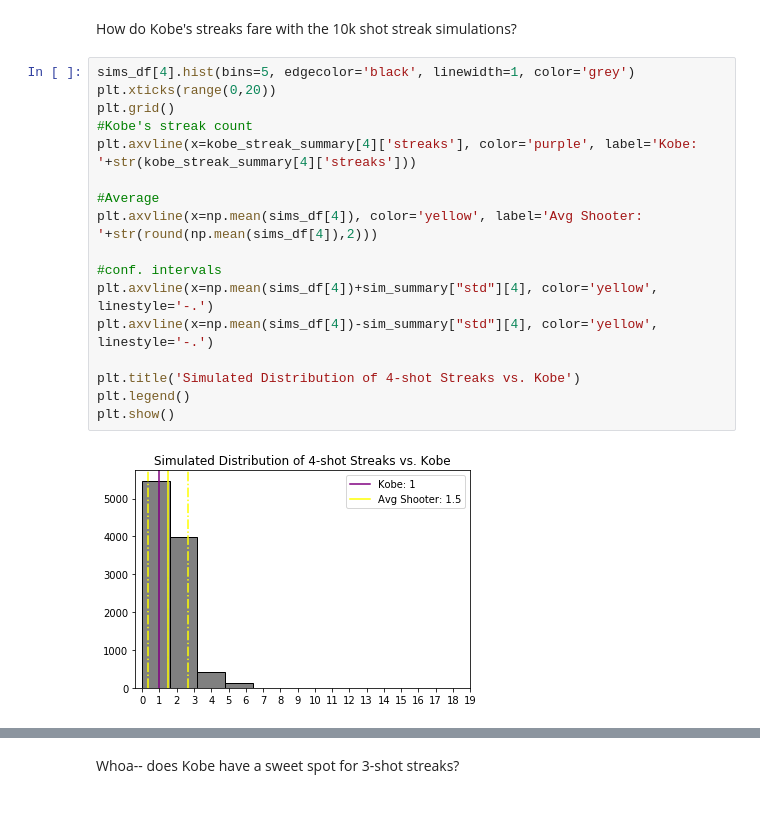
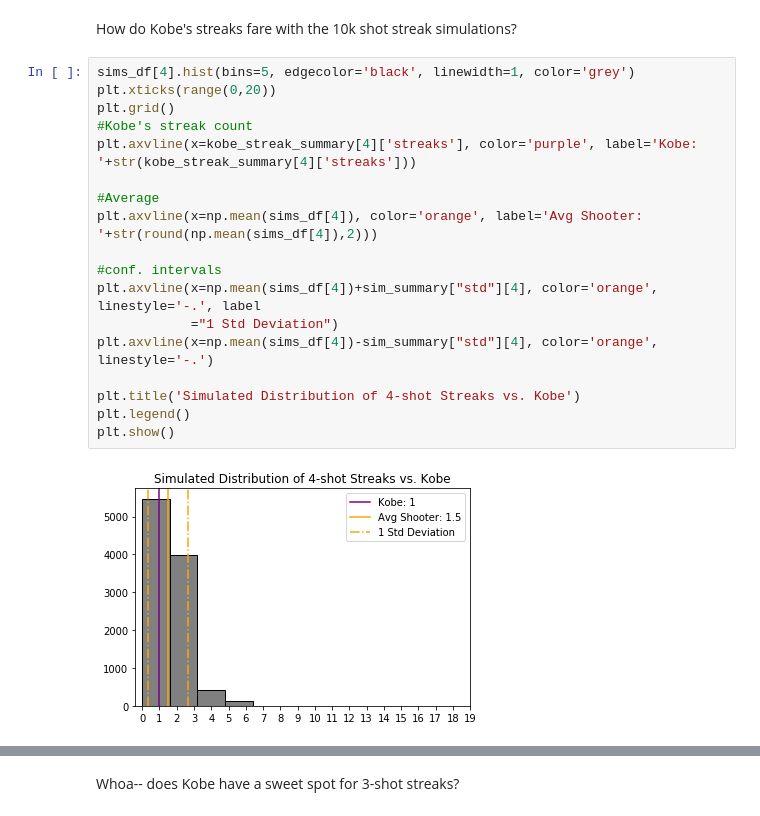
Before and after one commit to jessimk/hothand, a Jupyter notebook: kobe_hothand_python.ipynb, the cells around one changed output, grey strips where cells are left out. Cells and saved outputs as stored; diff of their text form.

Commit message:
std deviation notes

```diff
--- a/kobe_hothand_python.ipynb
+++ b/kobe_hothand_python.ipynb
@@ -224,22 +224,23 @@ How do Kobe's streaks fare with the 10k shot streak simulations?
 # %%
 sims_df[4].hist(bins=5, edgecolor='black', linewidth=1, color='grey')
 plt.xticks(range(0,20))
 plt.grid()
 #Kobe's streak count
 plt.axvline(x=kobe_streak_summary[4]['streaks'], color='purple', label='Kobe: '+str(kobe_streak_summary[4]['streaks']))
 
 #Average
-plt.axvline(x=np.mean(sims_df[4]), color='yellow', label='Avg Shooter: '+str(round(np.mean(sims_df[4]),2)))
+plt.axvline(x=np.mean(sims_df[4]), color='orange', label='Avg Shooter: '+str(round(np.mean(sims_df[4]),2)))
 
 #conf. intervals
-plt.axvline(x=np.mean(sims_df[4])+sim_summary["std"][4], color='yellow', linestyle='-.')
-plt.axvline(x=np.mean(sims_df[4])-sim_summary["std"][4], color='yellow', linestyle='-.')
+plt.axvline(x=np.mean(sims_df[4])+sim_summary["std"][4], color='orange', linestyle='-.', label
+            ="1 Std Deviation")
+plt.axvline(x=np.mean(sims_df[4])-sim_summary["std"][4], color='orange', linestyle='-.')
 
 plt.title('Simulated Distribution of 4-shot Streaks vs. Kobe')
 plt.legend()
 plt.show()
 # %% [output]
-[figure, old version]
+[figure, new version]
 # %%
 sims_df[3].hist(bins=5, edgecolor='black', linewidth=1, color='grey')
 plt.xticks(range(0,20))
```
Also changed, not shown: parts of 3 cells of this notebook.
